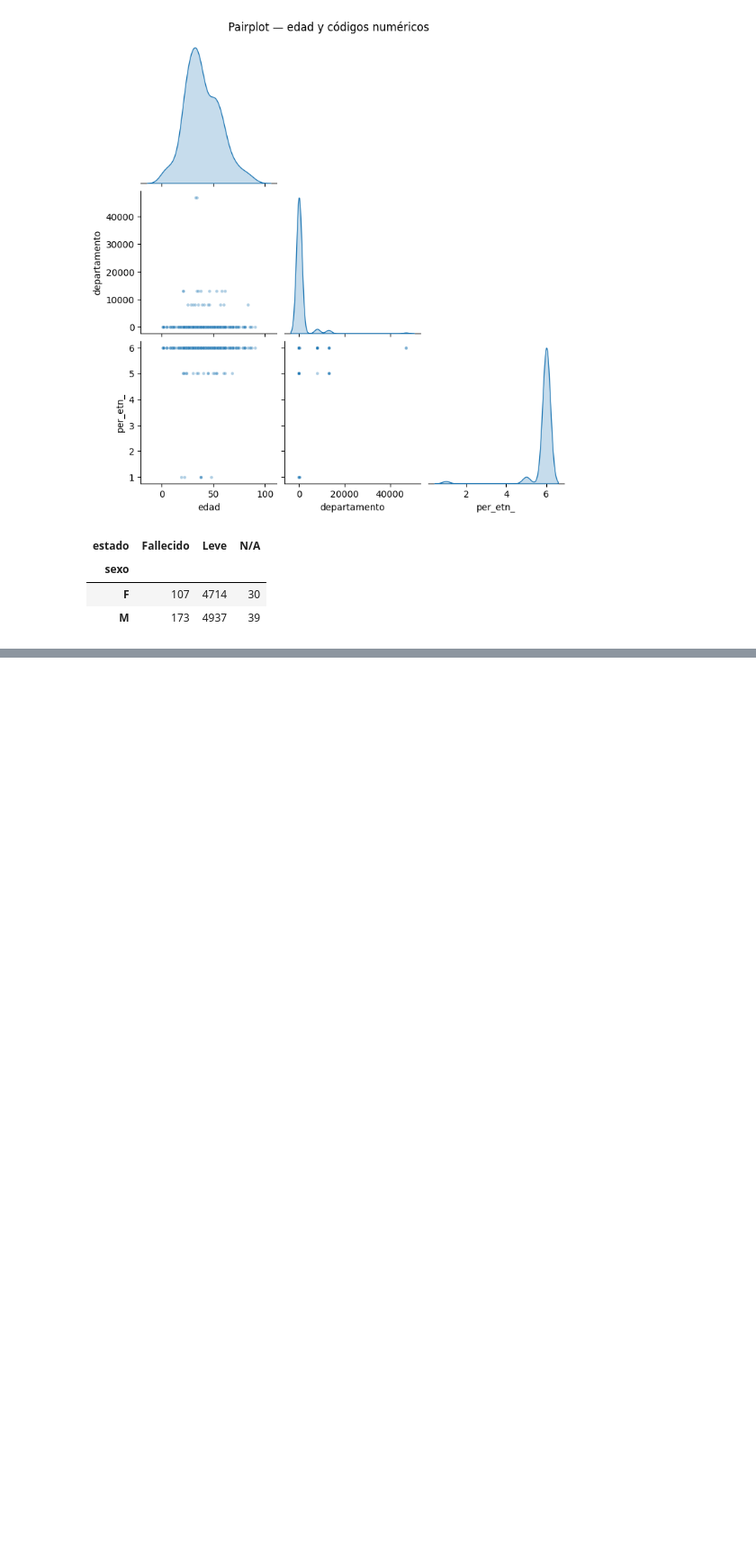
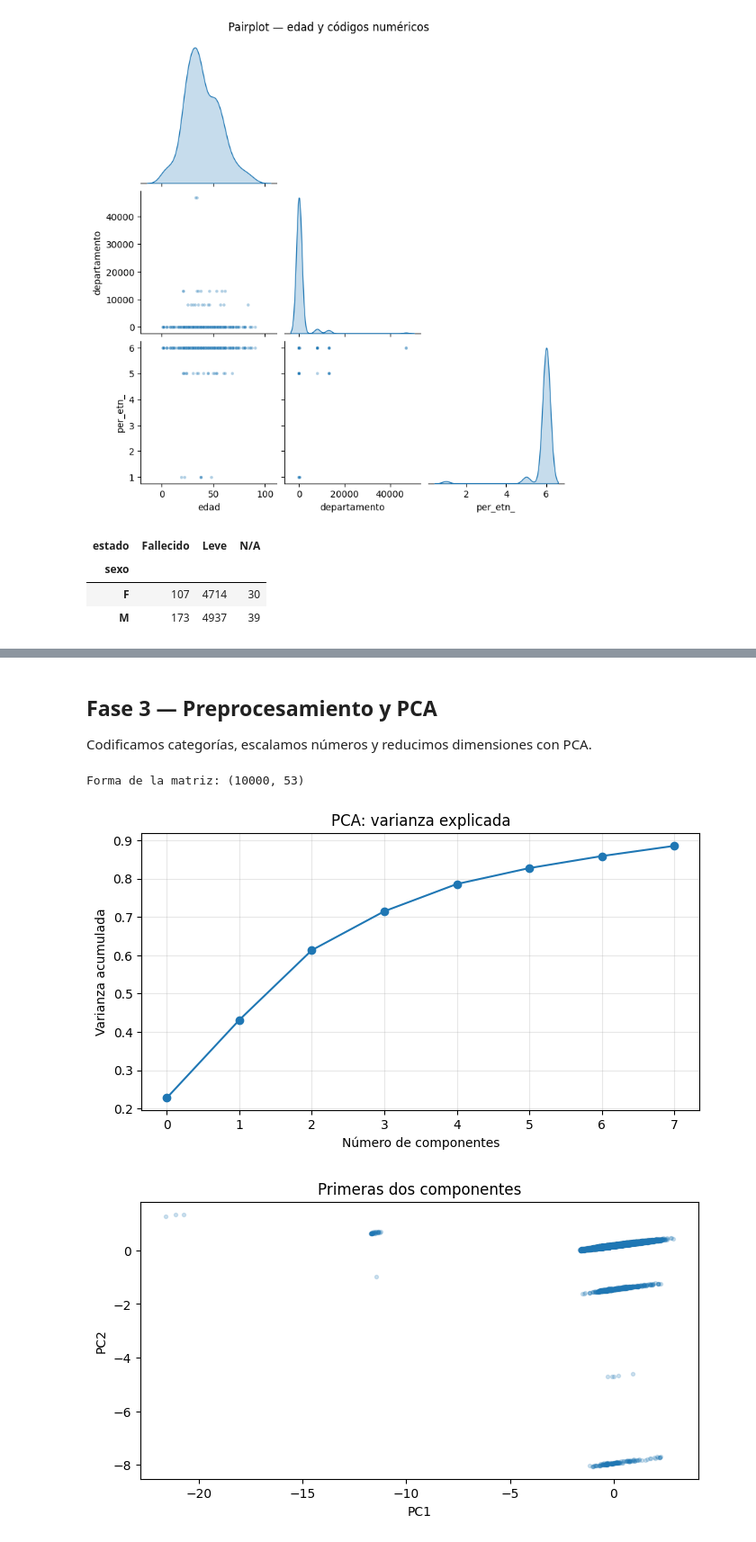
Before and after one commit to dannymateo/analisis-de-datos-parcial-2, a Jupyter notebook: Covid_19.ipynb, the cells around one changed output, grey strips where cells are left out. Shown at 90% size. Drawn from its saved outputs; the diff is of its cells as text; code cells hidden in the pictures; blank space fills up the shorter version.

Commit message:
Se agrega análisis PCA y visualización final

```diff
--- a/Covid_19.ipynb
+++ b/Covid_19.ipynb
@@ -191,0 +207,40 @@ pd.crosstab(df["sexo"], df["estado"])
+# %% [markdown]
+## Fase 3 — Preprocesamiento y PCA
+
+Codificamos categorías, escalamos números y reducimos dimensiones con PCA.
+# %%
+nums = ["edad", "unidad_medida", "per_etn_"]
+cats = ["sexo", "estado", "recuperado", "ubicacion", "fuente_tipo_contagio", "departamento_nom"]
+datos = df.dropna(subset=nums + cats)
+X = datos[nums + cats]
+
+prep = ColumnTransformer(
+    [
+        ("n", StandardScaler(), nums),
+        ("c", OneHotEncoder(handle_unknown="ignore", sparse_output=False), cats),
+    ]
+)
+X_listo = prep.fit_transform(X)
+print("Forma de la matriz:", X_listo.shape)
+# %% [output]
+Forma de la matriz: (10000, 53)
+# %%
+n = min(8, X_listo.shape[1], X_listo.shape[0])
+pca = PCA(n_components=n, random_state=0)
+Z = pca.fit_transform(X_listo)
+
+plt.plot(np.cumsum(pca.explained_variance_ratio_), marker="o")
+plt.xlabel("Número de componentes")
+plt.ylabel("Varianza acumulada")
+plt.title("PCA: varianza explicada")
+plt.grid(True, alpha=0.3)
+plt.show()
+
+plt.scatter(Z[:, 0], Z[:, 1], alpha=0.2, s=8)
+plt.xlabel("PC1")
+plt.ylabel("PC2")
+plt.title("Primeras dos componentes")
+plt.show()
+# %% [output]
+[figure, added]
+[figure, added]
```
Also changed, not shown: parts of 2 cells of this notebook.
